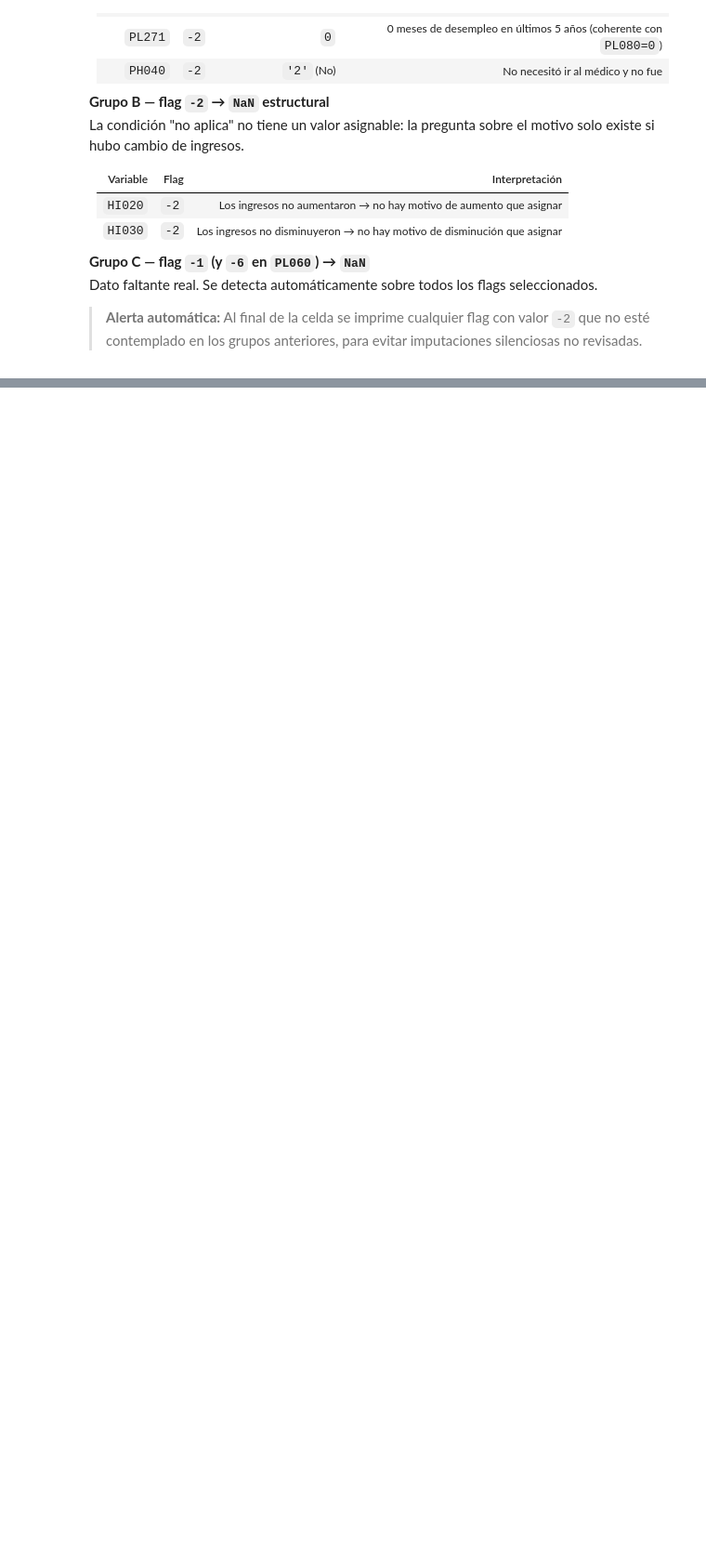
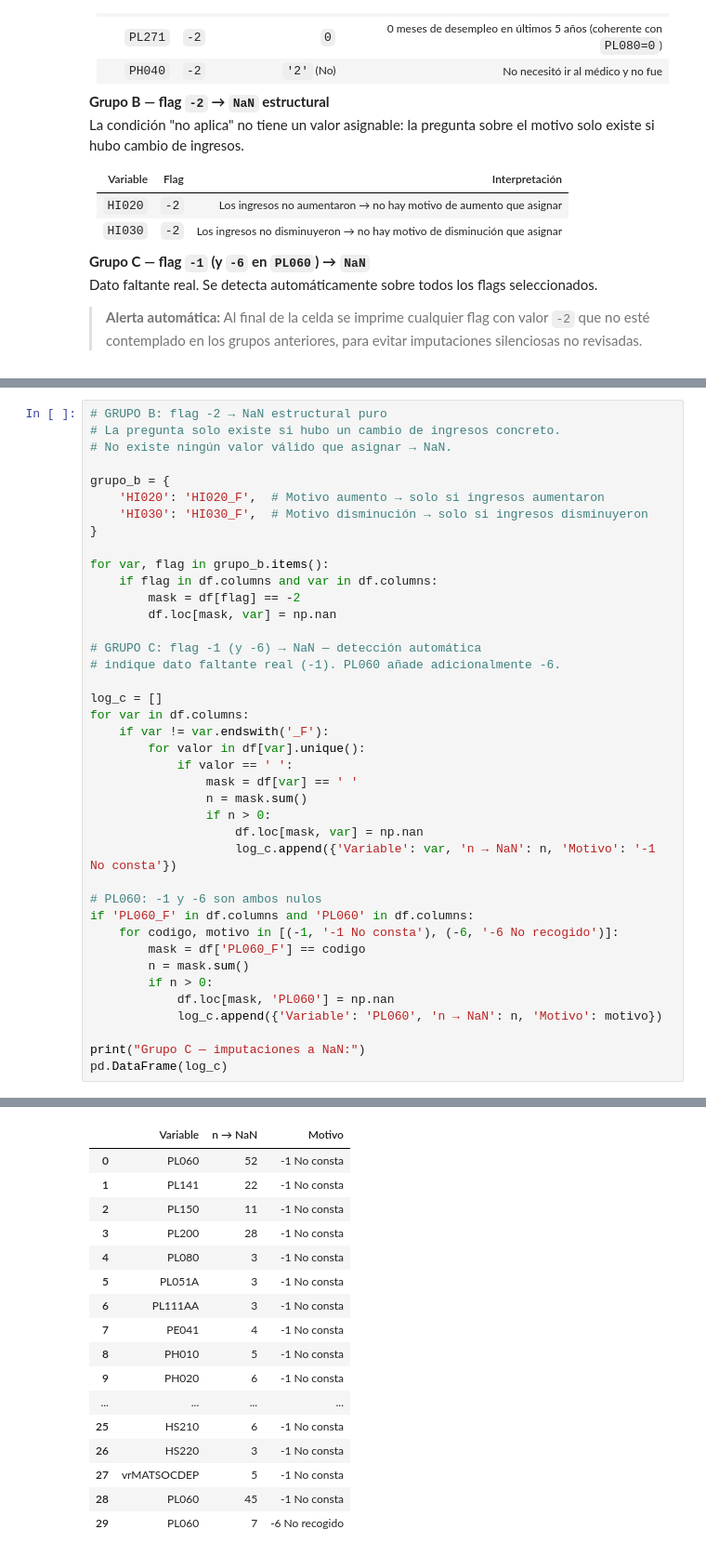
Before and after one commit to somm14/tfm_project, a Jupyter notebook: src/02_silver_layer.ipynb, the cells around one changed output, grey strips where cells are left out. Shown at 93% size. Cells and saved outputs as stored; diff of their text form; blank space fills up the shorter version.

```diff
--- a/src/02_silver_layer.ipynb
+++ b/src/02_silver_layer.ipynb
@@ -474,0 +318,41 @@ print("    Debe evaluarse si incluirla como feature o descartarla en la capa Gol
+# %%
+# GRUPO B: flag -2 → NaN estructural puro
+# La pregunta solo existe si hubo un cambio de ingresos concreto.
+# No existe ningún valor válido que asignar → NaN.
+
+grupo_b = {
+    'HI020': 'HI020_F',  # Motivo aumento → solo si ingresos aumentaron
+    'HI030': 'HI030_F',  # Motivo disminución → solo si ingresos disminuyeron
+}
+
+for var, flag in grupo_b.items():
+    if flag in df.columns and var in df.columns:
+        mask = df[flag] == -2
+        df.loc[mask, var] = np.nan
+
+# GRUPO C: flag -1 (y -6) → NaN — detección automática
+# indique dato faltante real (-1). PL060 añade adicionalmente -6.
+
+log_c = []
+for var in df.columns:
+    if var != var.endswith('_F'):
+        for valor in df[var].unique():
+            if valor == ' ':
+                mask = df[var] == ' '
+                n = mask.sum()
+                if n > 0:
+                    df.loc[mask, var] = np.nan
+                    log_c.append({'Variable': var, 'n → NaN': n, 'Motivo': '-1 No consta'})
+
+# PL060: -1 y -6 son ambos nulos
+if 'PL060_F' in df.columns and 'PL060' in df.columns:
+    for codigo, motivo in [(-1, '-1 No consta'), (-6, '-6 No recogido')]:
+        mask = df['PL060_F'] == codigo
+        n = mask.sum()
+        if n > 0:
+            df.loc[mask, 'PL060'] = np.nan
+            log_c.append({'Variable': 'PL060', 'n → NaN': n, 'Motivo': motivo})
+
+print("Grupo C — imputaciones a NaN:")
+pd.DataFrame(log_c)
+# %% [output]
@@ -475 +360,18 @@ print("    Debe evaluarse si incluirla como feature o descartarla en la capa Gol
+|  | Variable | n → NaN | Motivo |
+| 0 | PL060 | 52 | -1 No consta |
+| 1 | PL141 | 22 | -1 No consta |
+| 2 | PL150 | 11 | -1 No consta |
+| 3 | PL200 | 28 | -1 No consta |
+| 4 | PL080 | 3 | -1 No consta |
+| 5 | PL051A | 3 | -1 No consta |
+| 6 | PL111AA | 3 | -1 No consta |
+| 7 | PE041 | 4 | -1 No consta |
+| 8 | PH010 | 5 | -1 No consta |
+| 9 | PH020 | 6 | -1 No consta |
+| ... | ... | ... | ... |
+| 25 | HS210 | 6 | -1 No consta |
+| 26 | HS220 | 3 | -1 No consta |
+| 27 | vrMATSOCDEP | 5 | -1 No consta |
+| 28 | PL060 | 45 | -1 No consta |
+| 29 | PL060 | 7 | -6 No recogido |
 # %% [markdown]
```
Also changed, not shown: parts of 26 cells of this notebook.
